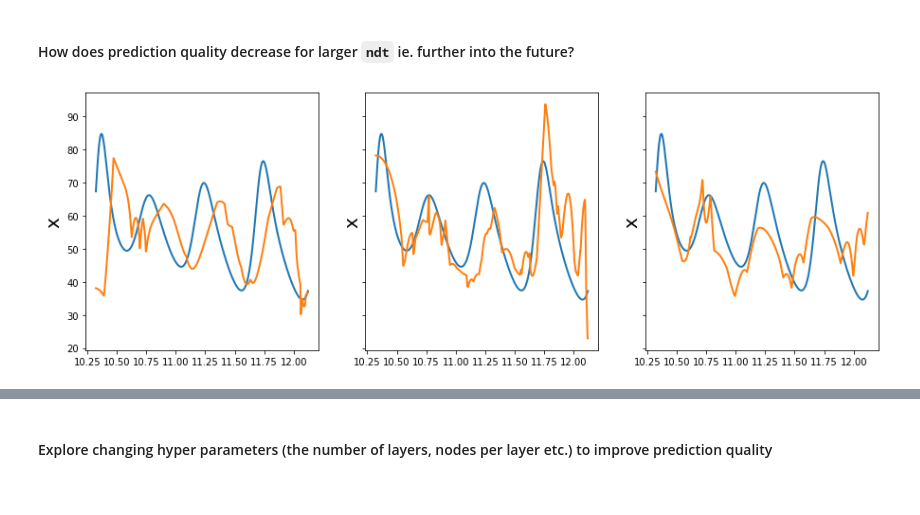
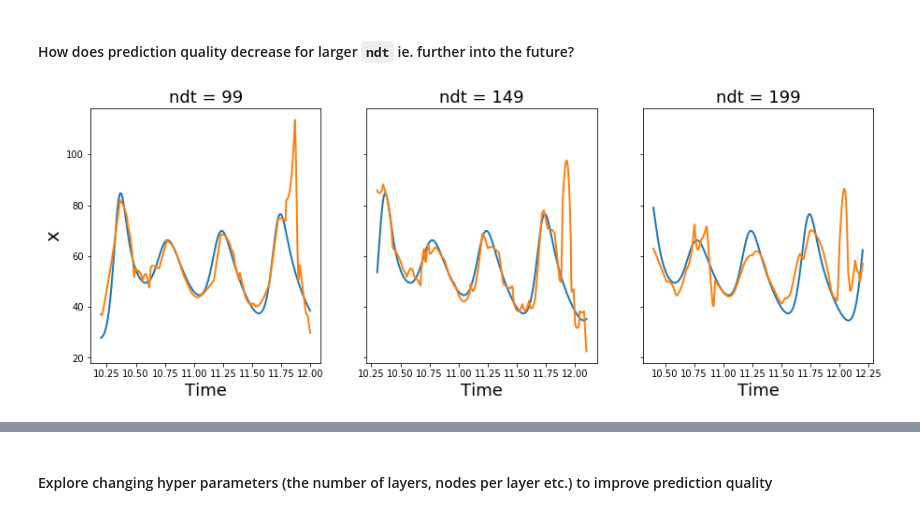
Before and after one commit to AlexanderHickey/PHYS581, a Jupyter notebook: Assignment 4/Assignment 4.ipynb, the cells around one changed output, grey strips where cells are left out. Saved outputs shown, nothing was run; the diff lists cells and outputs as text; code cells hidden in the pictures.

```diff
--- a/Assignment 4/Assignment 4.ipynb
+++ b/Assignment 4/Assignment 4.ipynb
@@ -253,16 +258,18 @@ def train_model(model,ndt,xyz,L=900,epochs=999):
 # %%
 L = 900 #Length of timestep interval
 vs = 5000 #Starting point of validation interval
 ker = train_model(create_model(),ndt,xyz)
 
 fig, ax = plt.subplots(1,3, sharey=True, figsize=(15,5))
+ax[0].set_ylabel('x',fontsize=20)
 ndtl = [99,149,199]
 
 for j in range(len(ndtl)):
 
     ker = train_model(create_model(),ndtl[j],xyz)
-    ax[j].plot(tvals[vs+ndt:vs+L+ndt], xyz[vs+ndt:vs+L+ndt:,2], lw=2,label='Actual')
-    ax[j].plot(tvals[vs+ndt:vs+L+ndt], ker.predict(xyz[vs:vs+L,:]).T[2], lw=2 ,label='Model')
-    ax[j].set_ylabel('x',fontsize=20)
+    ax[j].plot(tvals[vs+ndtl[j]:vs+L+ndtl[j]], xyz[vs+ndtl[j]:vs+L+ndtl[j]:,2], lw=2,label='Actual')
+    ax[j].plot(tvals[vs+ndtl[j]:vs+L+ndtl[j]], ker.predict(xyz[vs:vs+L,:]).T[2], lw=2 ,label='Model')
+    ax[j].set_xlabel('Time',fontsize=18)
+    ax[j].set_title('ndt = '+str(ndtl[j]),fontsize=18)
 # %% [output]
-[figure, old version]
+[figure, new version]
```
Also changed, not shown: parts of 11 cells of this notebook, 1 other file.
